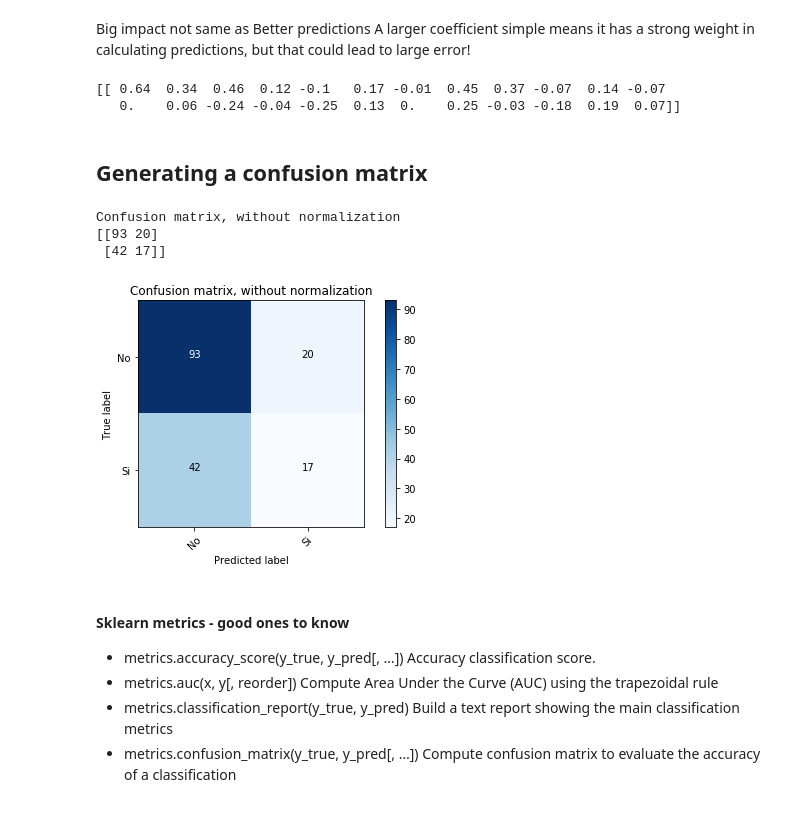
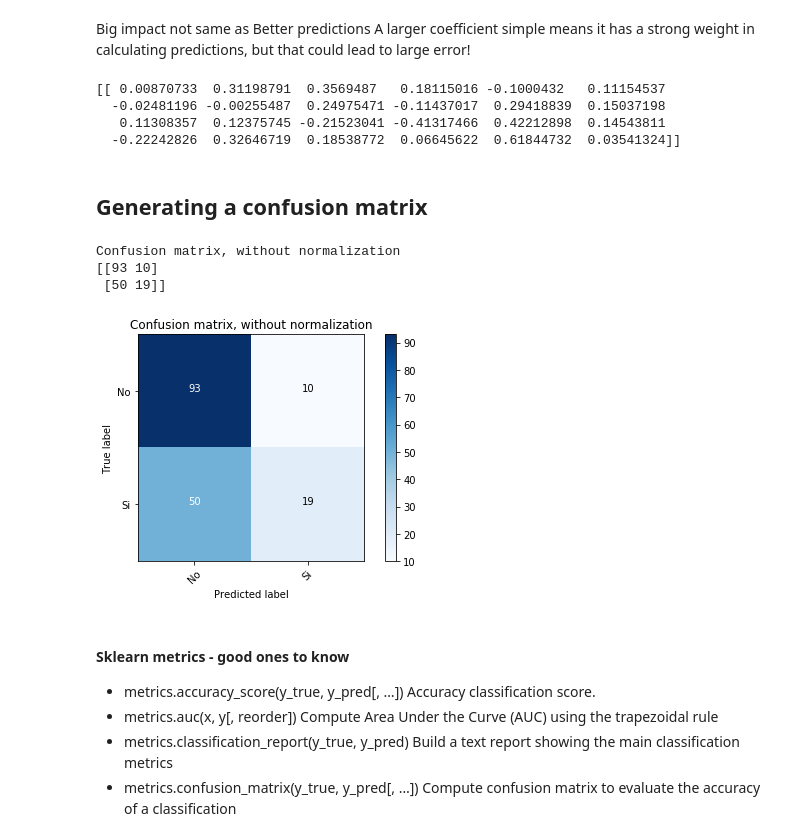
Before and after one commit to nkundiushuti/savry, a Jupyter notebook: SAVRY_classification.ipynb, the cells around one changed output. Saved outputs shown, nothing was run; the diff lists cells and outputs as text; code cells hidden in the pictures.

```diff
--- a/SAVRY_classification.ipynb
+++ b/SAVRY_classification.ipynb
@@ -139,14 +139,16 @@ pd.DataFrame({'true': y_cls_train.values,
 # %% [markdown]
 Big impact not same as Better predictions A larger coefficient simple means it has a strong weight in calculating predictions, but that could lead to large error!
 # %%
-print(lm.coef_)
+print(lgm.coef_)
 # %% [output]
-[[ 0.64  0.34  0.46  0.12 -0.1   0.17 -0.01  0.45  0.37 -0.07  0.14 -0.07
-   0.    0.06 -0.24 -0.04 -0.25  0.13  0.    0.25 -0.03 -0.18  0.19  0.07]]
+[[ 0.00870733  0.31198791  0.3569487   0.18115016 -0.1000432   0.11154537
+  -0.02481196 -0.00255487  0.24975471 -0.11437017  0.29418839  0.15037198
+   0.11308357  0.12375745 -0.21523041 -0.41317466  0.42212898  0.14543811
+  -0.22242826  0.32646719  0.18538772  0.06645622  0.61844732  0.03541324]]
 # %% [markdown]
 ## Generating a confusion matrix
 # %%
-y_pred = lm.predict(X_valid)
+y_pred = lgm.predict(X_cls_valid)
 def plot_confusion_matrix(cm, classes,
                           normalize=False,
                           title='Confusion matrix',
@@ -163,37 +165,37 @@ def plot_confusion_matrix(cm, classes,
 
     print(cm)
 
     plt.imshow(cm, interpolation='nearest', cmap=cmap)
     plt.title(title)
     plt.colorbar()
     tick_marks = np.arange(len(classes))
     plt.xticks(tick_marks, classes, rotation=45)
     plt.yticks(tick_marks, classes)
 
     fmt = '.2f' if normalize else 'd'
     thresh = cm.max() / 2.
     for i, j in itertools.product(range(cm.shape[0]), range(cm.shape[1])):
         plt.text(j, i, format(cm[i, j], fmt),
                  horizontalalignment="center",
                  color="white" if cm[i, j] > thresh else "black")
 
     plt.tight_layout()
     plt.ylabel('True label')
     plt.xlabel('Predicted label')
 
 
-cnf_matrix = metrics.confusion_matrix(y_valid, y_pred)
+cnf_matrix = metrics.confusion_matrix(y_cls_valid, y_pred)
 np.set_printoptions(precision=2)
 
 # Plot non-normalized confusion matrix
 plt.figure()
 plot_confusion_matrix(cnf_matrix, classes=['No', 'Si'],
                       title='Confusion matrix, without normalization')
 # %% [output]
 Confusion matrix, without normalization
-[[93 20]
- [42 17]]
+[[93 10]
+ [50 19]]
-[figure, old version]
+[figure, new version]
 # %% [markdown]
 #### Sklearn metrics - good ones to know
 
```
Also changed, not shown: parts of 8 cells of this notebook.
